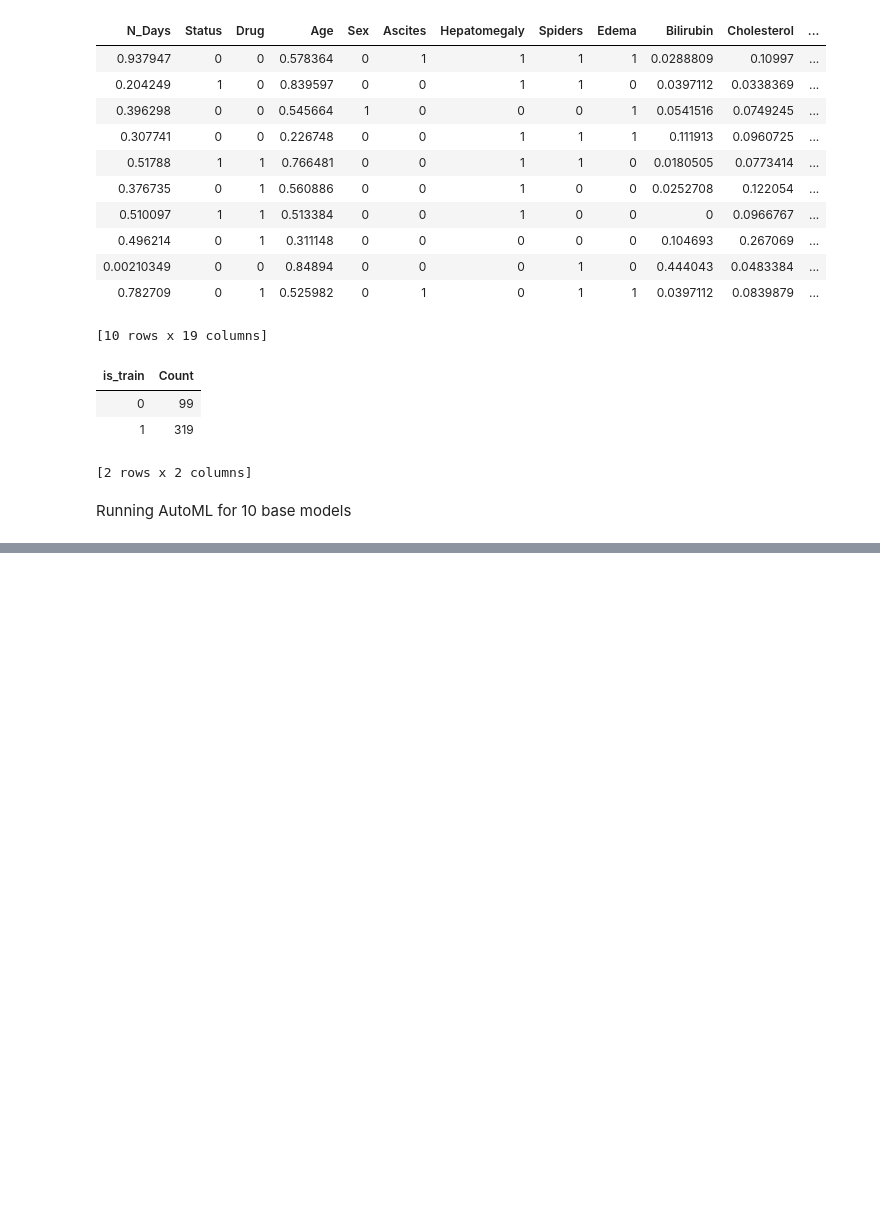
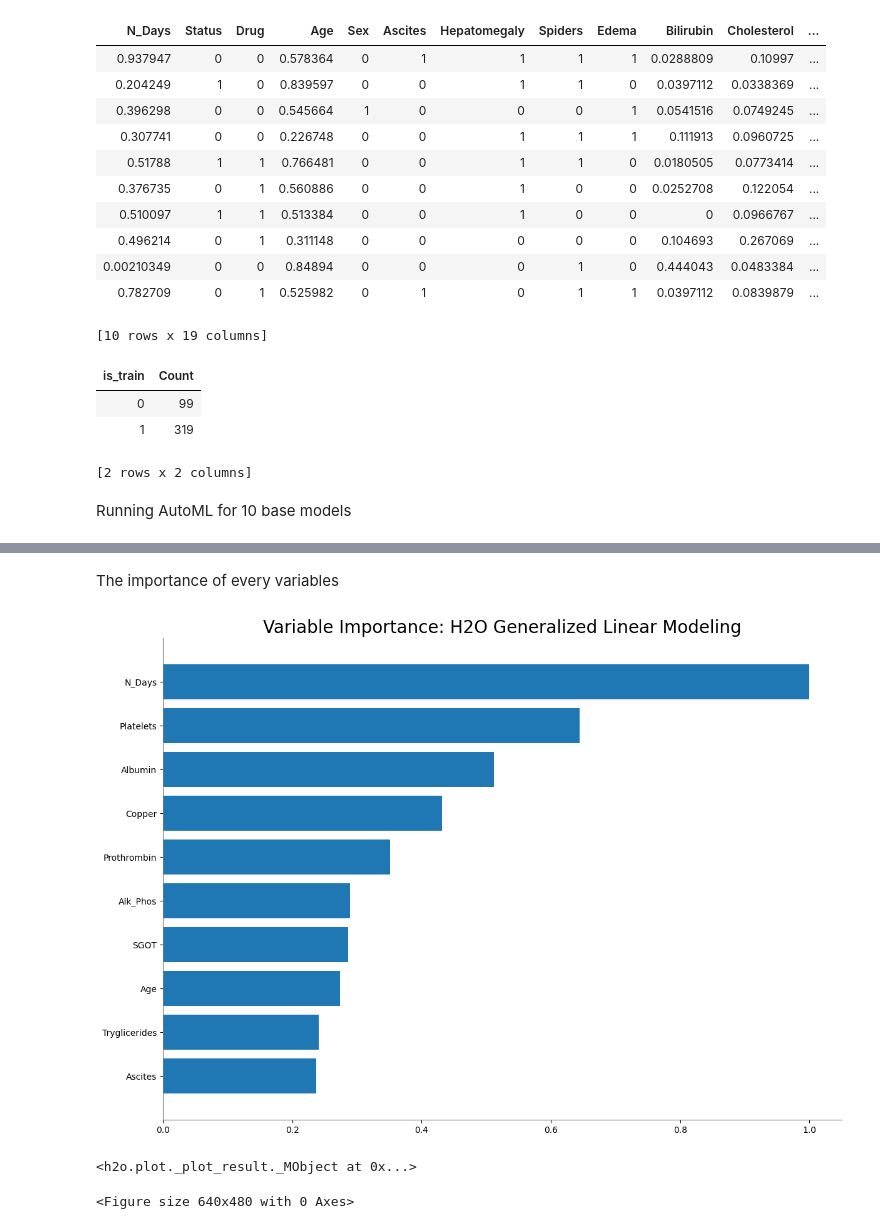
Before and after one commit to sanalpillai/Auto-ML, a Jupyter notebook: AutoML.ipynb, the cells around one changed output, grey strips where cells are left out. Drawn from its saved outputs; the diff is of its cells as text; code cells hidden in the pictures; blank space fills up the shorter version.

```diff
--- a/AutoML.ipynb
+++ b/AutoML.ipynb
@@ -546,0 +665,3 @@ Variable Importances:
+# %%
+best_model = aml.leader
+best_model.model_performance(test)
@@ -546,0 +683,9 @@ Variable Importances:
+# %% [markdown]
+The importance of every variables
+# %%
+%matplotlib inline
+best_model.varimp_plot()
+# %% [output]
+[figure, added]
+<h2o.plot._plot_result._MObject at 0x...>
+<Figure size 640x480 with 0 Axes>
```
Also changed, not shown: parts of 11 cells of this notebook.
